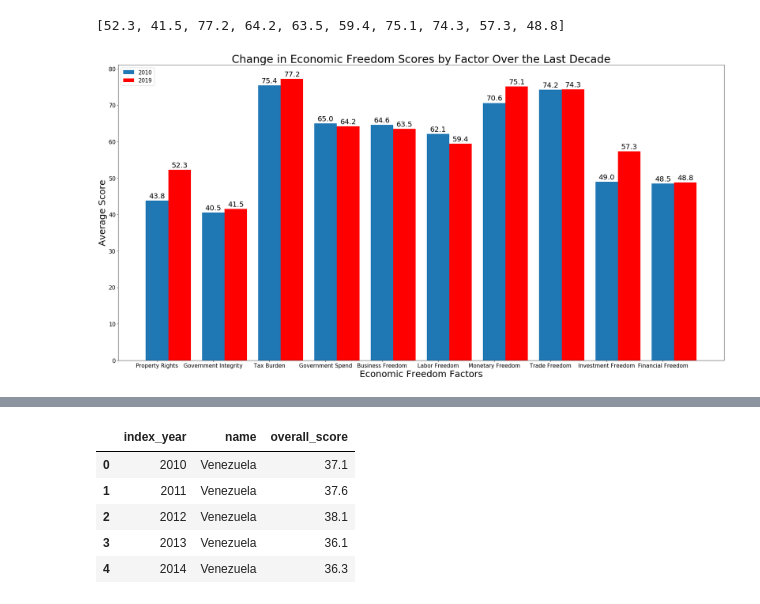
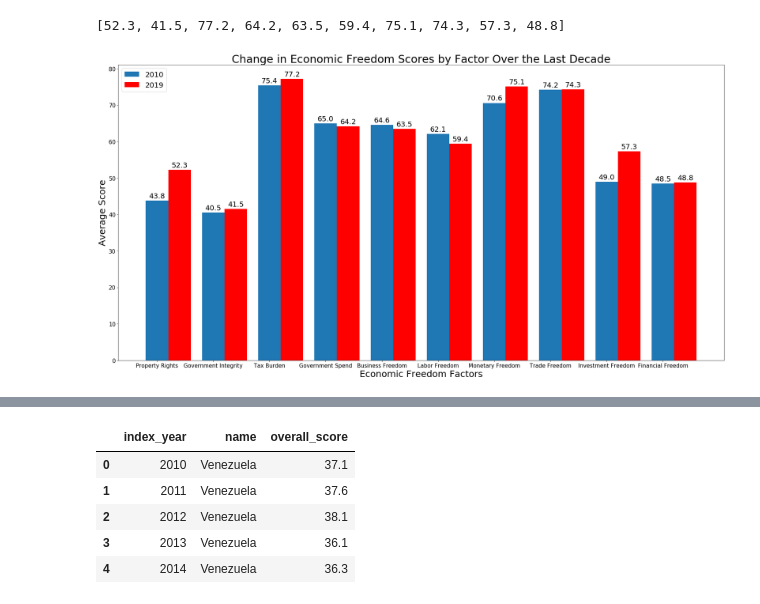
Before and after one commit to nicole1286/Project1, a Jupyter notebook: Economic_Freedom.ipynb, the cells around one changed output, grey strips where cells are left out. Cells and saved outputs as stored; diff of their text form; code cells hidden in the pictures.

```diff
--- a/Economic_Freedom.ipynb
+++ b/Economic_Freedom.ipynb
@@ -157,36 +157,37 @@ labels = ["2010", "2019"]
 plt.figure(figsize=(30, 15))
 scores_2010 = plt.bar(x, averages_2010, width=.4)
 scores_2019 = plt.bar(x + .4, averages_2019, width=.4, color="r")
 
 # Title the chart, label the axes, and adjust the fonts
 plt.title("Change in Economic Freedom Scores by Factor Over the Last Decade", fontsize=30)
 plt.ylabel("Average Score", fontsize=25)
 plt.xlabel("Economic Freedom Factors", fontsize=25)
 
 # Adjust the font size of the ticks and change the xticks from numeric to the appropriate freedom factors
 plt.yticks(fontsize=15)
 plt.xticks(np.arange(10), ("Property Rights", "Government Integrity", "Tax Burden", "Government Spend",
                          "Business Freedom", "Labor Freedom", "Monetary Freedom", "Trade Freedom",
                          "Investment Freedom", "Financial Freedom"), fontsize=15)
 
 # Place the legend in the upper left
-plt.legend(labels, loc="upper left", fontsize=15)
+plt.legend(labels, loc="upper left", fontsize=20)
 
 # Defined a function to calculate the heights of each bar and display the numeric height at the top of the bars
 def autolabel(rects):
     for rect in rects:
         height = rect.get_height()
         plt.annotate('{}'.format(height),
-                    xy=(rect.get_x() + rect.get_width() / 2, height),
+                    xy=(rect.get_x() + rect.get_width()/ 2, height),
                     xytext=(0, 3),
                     textcoords="offset points",
                     ha='center', va='bottom', fontsize=20)
 autolabel(scores_2010)
 autolabel(scores_2019)
 
 # Save the figure
+plt.savefig("decade_change_factors_scores.png")
 # %% [output]
-[figure, old version]
+[figure, new version]
 # %%
 # Import the 2010 and 2019 combined dataset
 data_2010_2019 = os.path.join('EF_Data_Sets', '2010_2019_overall_scores.xls')
```
Also changed, not shown: parts of 7 cells of this notebook.
